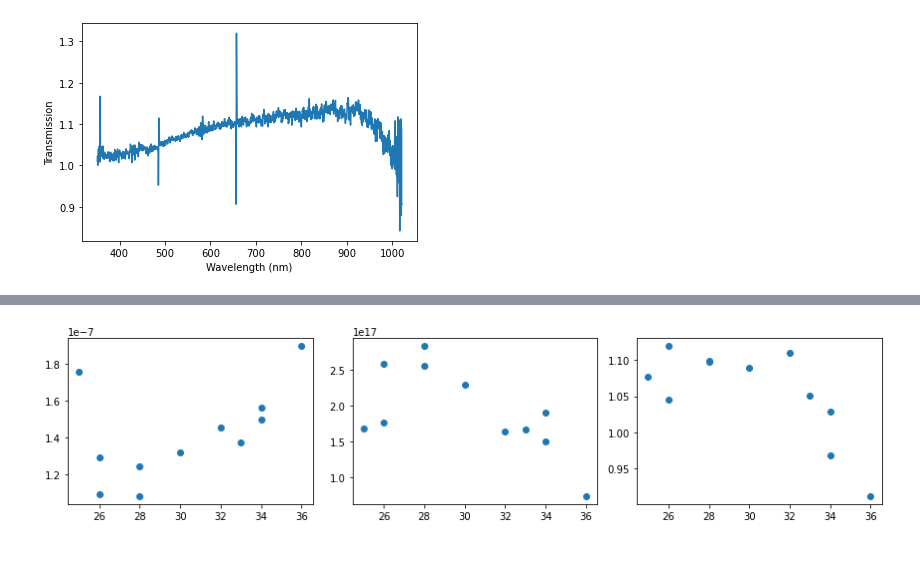
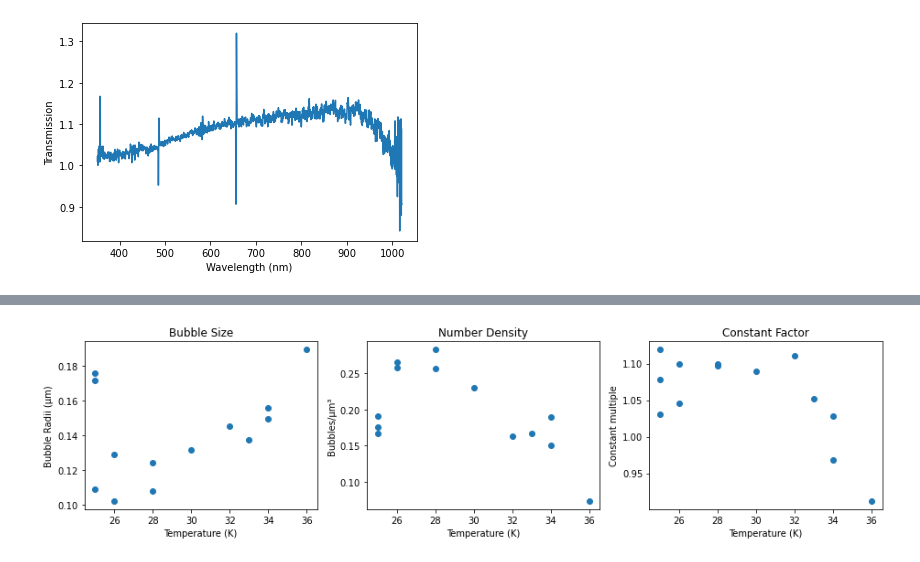
Before and after one commit to SpinlabMSU-user/bubble, a Jupyter notebook: Jupyter-notebooks/Mie Scattering 2.ipynb, the cells around one changed output, grey strips where cells are left out. Drawn from its saved outputs; the diff is of its cells as text; code cells hidden in the pictures.

Commit message:
Added Mie Scattering 3, updated Mie Scattering 2

```diff
--- a/Jupyter-notebooks/Mie Scattering 2.ipynb
+++ b/Jupyter-notebooks/Mie Scattering 2.ipynb
@@ -1470,13 +1436,37 @@ array([[1.75799804e-07, 1.67396301e+17, 1.07759484e+00],
+# %%
+# The values of paras and temps acquired by running the code cells in the previous section
+# Can be used to see the plots w/o re-running all the code
+paras = np.array([[1.71694884e-07, 1.91132201e+17, 1.03122760e+00],
+       [1.75799805e-07, 1.67396299e+17, 1.07759484e+00],
+       [1.08949765e-07, 1.76516877e+17, 1.11969545e+00],
+       [1.29050970e-07, 2.58077120e+17, 1.04510697e+00],
+       [1.01720893e-07, 2.65187163e+17, 1.09985975e+00],
+       [1.24162851e-07, 2.56221412e+17, 1.09728813e+00],
+       [1.07823388e-07, 2.83715443e+17, 1.09929008e+00],
+       [1.31530876e-07, 2.29871549e+17, 1.08983033e+00],
+       [1.45202885e-07, 1.63793294e+17, 1.11052458e+00],
+       [1.37181141e-07, 1.67128234e+17, 1.05141069e+00],
+       [1.56044167e-07, 1.89744253e+17, 9.68516999e-01],
+       [1.49524887e-07, 1.50243966e+17, 1.02824969e+00],
+       [1.89702559e-07, 7.29018112e+16, 9.11481550e-01]])
+Temps = [25, 25, 25, 26, 26, 28, 28, 30, 32, 33, 34, 34, 36]
 # %%
-Temps = [25,26,26,28,28,30,32,33,34,34,36]
-
-plt.figure(figsize=(12,3))
+plt.figure(figsize=(13,3.5))
 plt.subplot(1,3,1)
-plt.scatter(Temps,paras[:,0])
+plt.scatter(Temps,paras[:,0]*1e6)
+plt.xlabel("Temperature (K)")
+plt.ylabel("Bubble Radii (μm)")
+plt.title("Bubble Size")
 plt.subplot(1,3,2)
-plt.scatter(Temps,paras[:,1])
+plt.scatter(Temps,paras[:,1]/1e18)
+plt.xlabel("Temperature (K)")
+plt.ylabel("Bubbles/μm³")
+plt.title("Number Density")
 plt.subplot(1,3,3)
 plt.scatter(Temps,paras[:,2])
+plt.xlabel("Temperature (K)")
+plt.ylabel("Constant multiple")
+plt.title("Constant Factor")
 plt.tight_layout()
 # %% [output]
-[figure, old version]
+[figure, new version]
```
Also changed, not shown: parts of 29 cells of this notebook, 1 other file.
